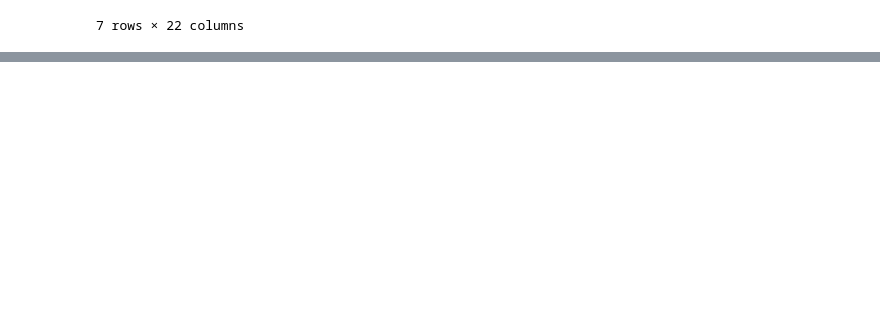
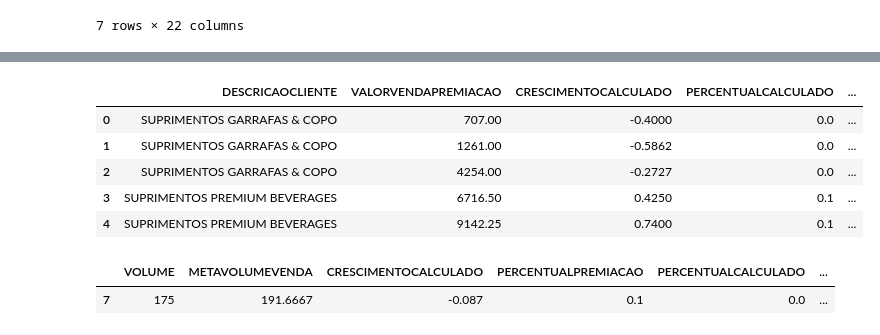
Before and after one commit to IvanSSantana/data-analysis-py, a Jupyter notebook: projeto_automacao_auditoria/notebook/exploracao_campanha.ipynb, the cells around one changed output, grey strips where cells are left out. Drawn from its saved outputs; the diff is of its cells as text; code cells hidden in the pictures; blank space fills up the shorter version.

Commit message:
Concluindo e exportando validação dos dados

```diff
--- a/projeto_automacao_auditoria/notebook/exploracao_campanha.ipynb
+++ b/projeto_automacao_auditoria/notebook/exploracao_campanha.ipynb
@@ -121,0 +174,45 @@ validacao_campanha_dados_apurados[validacao_campanha_dados_apurados["VALIDAÇÃO
+# %%
+validacao_premiacao["CRESCIMENTOCALCULADO"] = (
+    (validacao_premiacao["VOLUME"] / validacao_premiacao["METAVOLUMEVENDA"]) - 1
+).round(4)
+
+validacao_premiacao["PERCENTUALCALCULADO"] = (
+    validacao_premiacao["CRESCIMENTOCALCULADO"].apply(percentual_crescimento)
+)
+
+validacao_premiacao["VALORPREMIACAOCALCULADO"] = (
+    validacao_premiacao["VALORVENDAPREMIACAO"] * (validacao_premiacao["PERCENTUALCALCULADO"])
+).round(4)
+
+validacao_premiacao[["DESCRICAOCLIENTE", "VALORVENDAPREMIACAO", "CRESCIMENTOCALCULADO", "PERCENTUALCALCULADO", "VALORPREMIACAOCALCULADO"]].head()
+# %% [output]
+|  | DESCRICAOCLIENTE | VALORVENDAPREMIACAO | CRESCIMENTOCALCULADO | PERCENTUALCALCULADO | ... |
+| 0 | SUPRIMENTOS GARRAFAS & COPO | 707.00 | -0.4000 | 0.0 | ... |
+| 1 | SUPRIMENTOS GARRAFAS & COPO | 1261.00 | -0.5862 | 0.0 | ... |
+| 2 | SUPRIMENTOS GARRAFAS & COPO | 4254.00 | -0.2727 | 0.0 | ... |
+| 3 | SUPRIMENTOS PREMIUM BEVERAGES | 6716.50 | 0.4250 | 0.1 | ... |
+| 4 | SUPRIMENTOS PREMIUM BEVERAGES | 9142.25 | 0.7400 | 0.1 | ... |
+# %%
+validacao_premiacao["VALIDAÇÃO"] = np.select(
+    [
+        ~np.isclose(
+            validacao_premiacao["PERCENTUALCALCULADO"],
+            validacao_premiacao["PERCENTUALPREMIACAO"]
+        ),
+
+        ~np.isclose(
+            validacao_premiacao["VALORPREMIACAOCALCULADO"],
+            validacao_premiacao["VALORPREMIACAO"]
+        )
+    ],
+    [
+        "PERCENTUAL DIVERGENTE",
+        "PREMIACAO DIVERGENTE",
+    ],
+    default="CORRETO"
+)
+
+validacao_premiacao[(validacao_premiacao["VALIDAÇÃO"] == "PERCENTUAL DIVERGENTE") | (validacao_premiacao["VALIDAÇÃO"] == "PREMIACAO DIVERGENTE")][["VOLUME", "METAVOLUMEVENDA", "CRESCIMENTOCALCULADO", "PERCENTUALPREMIACAO", "PERCENTUALCALCULADO", "VALORPREMIACAO", "VALORPREMIACAOCALCULADO", "VALIDAÇÃO"]]
+# %% [output]
+|  | VOLUME | METAVOLUMEVENDA | CRESCIMENTOCALCULADO | PERCENTUALPREMIACAO | PERCENTUALCALCULADO | ... |
+| 7 | 175 | 191.6667 | -0.087 | 0.1 | 0.0 | ... |
```
Also changed, not shown: parts of 6 cells of this notebook, 1 other file.
